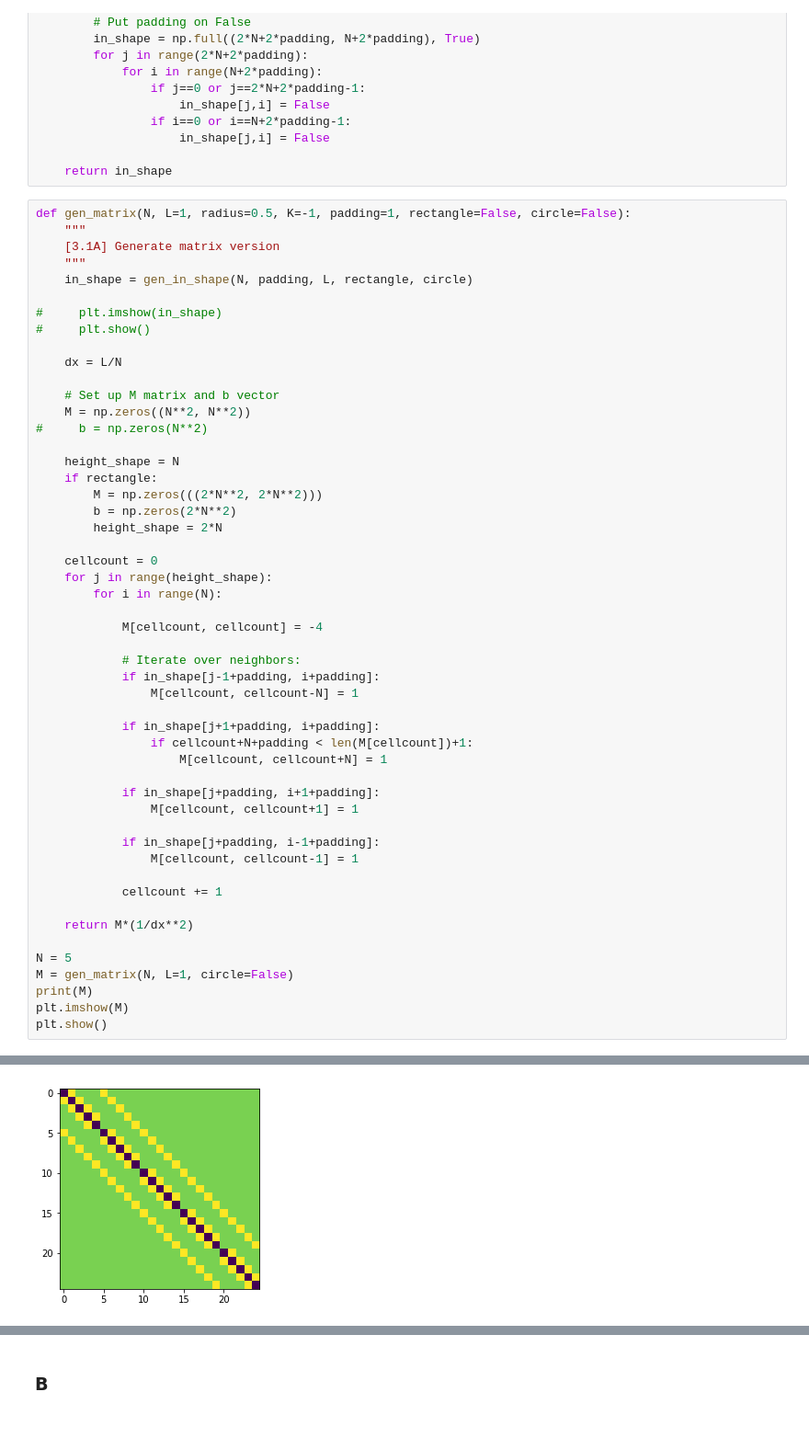
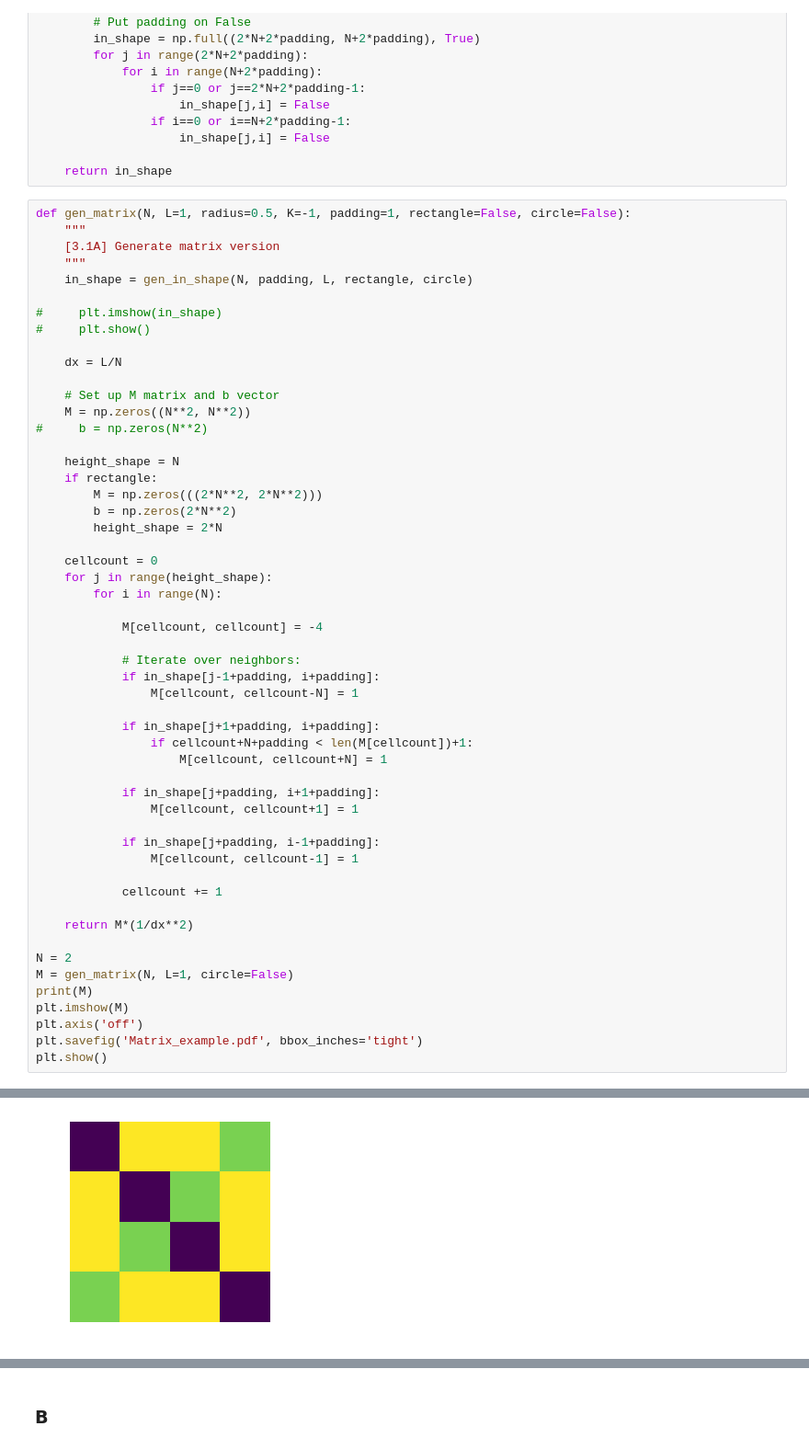
Before and after one commit to GVaessen/Scientific-Computing, a Jupyter notebook: set_3/3.1.ipynb, the cells around one changed output, grey strips where cells are left out. Shown at 92% size. Cells and saved outputs as stored; diff of their text form.

```diff
--- a/set_3/3.1.ipynb
+++ b/set_3/3.1.ipynb
@@ -99,9 +102,11 @@ def gen_matrix(N, L=1, radius=0.5, K=-1, padding=1, rectangle=False, circle=Fals
 
     return M*(1/dx**2)
 
-N = 5
+N = 2
 M = gen_matrix(N, L=1, circle=False)
 print(M)
 plt.imshow(M)
+plt.axis('off')
+plt.savefig('Matrix_example.pdf', bbox_inches='tight')
 plt.show()
 # %% [output]
@@ -125 +117 @@ plt.show()
-[figure, old version]
+[figure, new version]
```
Also changed, not shown: parts of 13 cells of this notebook, 1 other file.
